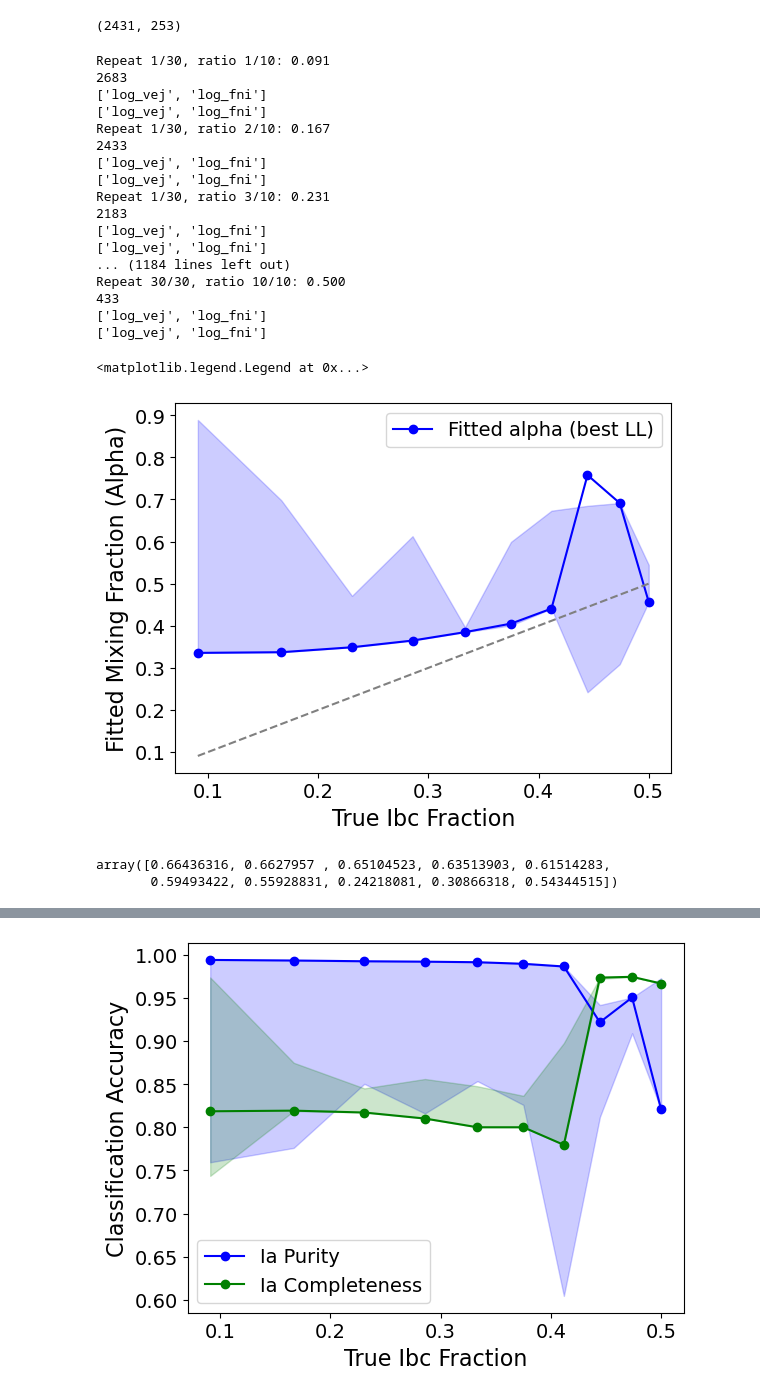
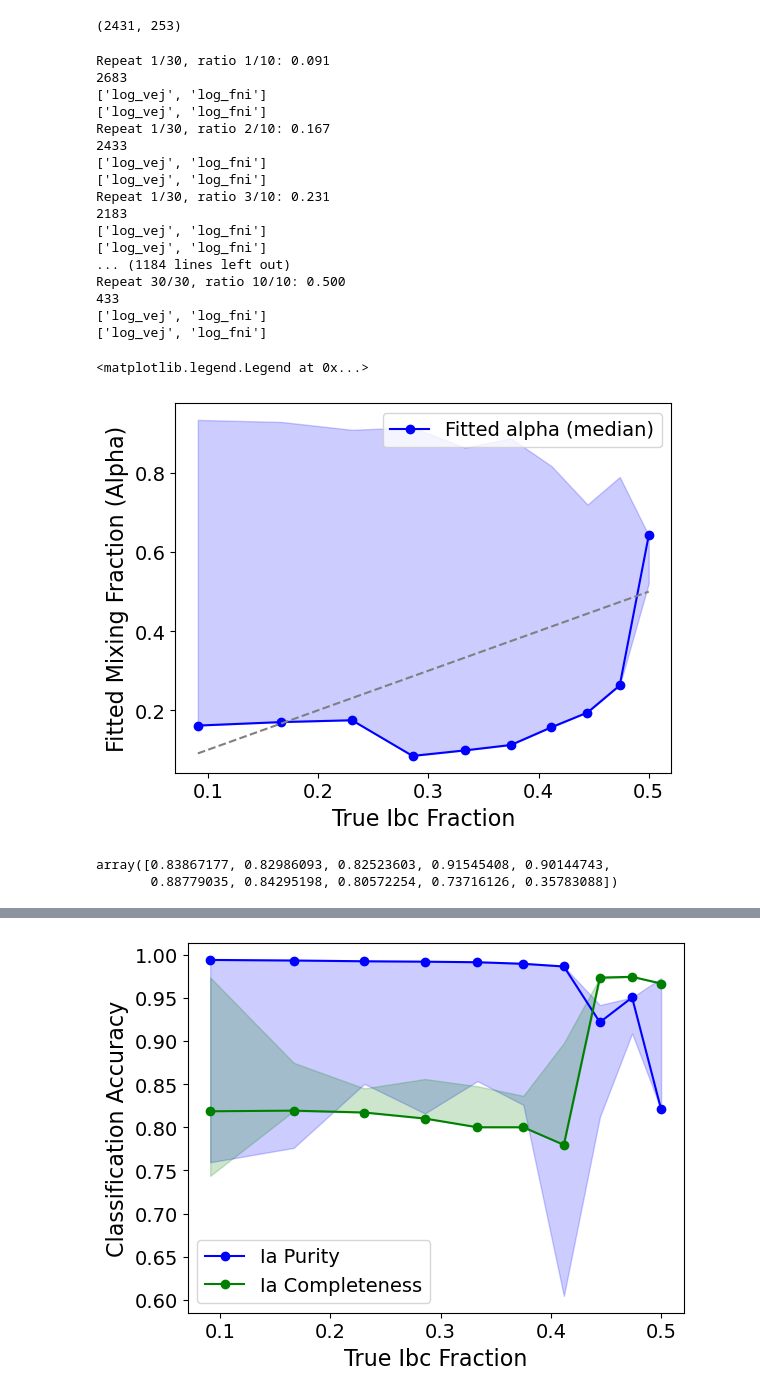
Before and after one commit to asmuzsoy/beams_ext, a Jupyter notebook: separate_parameters.ipynb, the cells around one changed output, grey strips where cells are left out. Drawn from its saved outputs; the diff is of its cells as text; code cells hidden in the pictures.

```diff
--- a/separate_parameters.ipynb
+++ b/separate_parameters.ipynb
@@ -956,7 +956,16 @@ log_c_err_ratio    -0.3329     0.4428     0.0996     0.7683
 # %%
 params_to_use = ['log_vej', 'log_fni']
 # %%
-def fit_gmm(sn_sample = all_sne, initial_alpha = 0.5, verbose = False, random_seed=None):
+def fit_gmm(sn_sample = all_sne, initial_alpha = 0.5, verbose = False, random_seed=None,
+            entropy_lambda=0.0):
+    """
+    Parameters
+    ----------
+    entropy_lambda : float
+        Weight for entropy regularization. When > 0, penalizes uncertain
+        (gamma ~ 0.5) assignments to encourage more decisive classification.
+        Set to 0.0 to disable (default). Typical values: 0.1 - 1.0.
+    """
 
     mus_a = {}
     mus_b = {}
@@ -1021,6 +1030,20 @@ def fit_gmm(sn_sample = all_sne, initial_alpha = 0.5, verbose = False, random_se
             gammas_a[param_name] /= gamma_total
             gammas_b[param_name] /= gamma_total
 
+            # Entropy regularization: sharpen gammas toward 0 or 1
+            if entropy_lambda > 0:
+                ga = gammas_a[param_name]
+                gb = gammas_b[param_name]
+                # Gradient of entropy w.r.t. gamma_a: log(ga) - log(gb)
+                # Subtract gradient * lambda to push gammas away from 0.5
+                entropy_grad = np.log(ga + 1e-10) - np.log(gb + 1e-10)
+                ga_sharpened = ga * np.exp(entropy_lambda * entropy_grad)
+                gb_sharpened = gb * np.exp(-entropy_lambda * entropy_grad)
+                # Renormalize
+                sharp_total = ga_sharpened + gb_sharpened
+                gammas_a[param_name] = ga_sharpened / sharp_total
+                gammas_b[param_name] = gb_sharpened / sharp_total
+
             # M-step with weights
             mus_a[param_name] = np.sum(these_weights * gammas_a[param_name] * param_samples) / np.sum(these_weights * gammas_a[param_name])
             mus_b[param_name] = np.sum(these_weights * gammas_b[param_name] * param_samples) / np.sum(these_weights * gammas_b[param_name])
@@ -1035,7 +1058,11 @@ def fit_gmm(sn_sample = all_sne, initial_alpha = 0.5, verbose = False, random_se
         alpha = np.mean(np.concatenate([gammas_a[param_name] for param_name in params_to_use]))
         alphas[epoch] = alpha
         if verbose:
-            print("Alpha", alpha)
+            # Compute entropy for monitoring
+            all_ga = np.concatenate([gammas_a[p] for p in params_to_use])
+            all_gb = np.concatenate([gammas_b[p] for p in params_to_use])
+            entropy = -np.mean(all_ga * np.log(all_ga + 1e-10) + all_gb * np.log(all_gb + 1e-10))
+            print(f"Epoch {epoch}: Alpha={alpha:.4f}, Entropy={entropy:.4f}")
 
         # Log likelihood on clipped samples
         for param_name in params_to_use:
@@ -1156,10 +1183,10 @@ def mixing_fraction_analysis(true_ia_sne, true_ibc_sne, ratios, fitting_method=f
 
             if n_repeats > 1:
                 final_alpha, ll, final_gammas_a, final_gammas_b, fit_params_i = fitting_method(
-                    sn_sample=split_population, initial_alpha=0.1, random_seed=rep)
+                    sn_sample=split_population, initial_alpha=0.1, random_seed=rep, entropy_lambda=0.2)
             else:
                 final_alpha, ll, final_gammas_a, final_gammas_b, fit_params_i = fitting_method(
-                    sn_sample=split_population, initial_alpha=0.1)
+                    sn_sample=split_population, initial_alpha=0.1, entropy_lambda=0.2)
 
             all_alphas[rep, i] = final_alpha
             all_lls[rep, i] = ll
@@ -1310,44 +1337,44 @@ def plot_gmm_iterations(iteration_results, indices=None, params_to_plot=None):
 
 results_spec = mixing_fraction_analysis(true_ia_sne, true_ibc_sne, ratios, n_repeats=30)
 
-# Alpha plot: best LL line with confidence interval
+# Alpha plot: median line with confidence interval
 plt.figure()
-plt.plot(ratios, 1 - results_spec['alphas_best'], marker='o', color='blue', label='Fitted alpha (best LL)')
+plt.plot(ratios, 1 - results_spec['alphas_best'], marker='o', color='blue', label='Fitted alpha (median)')
 plt.fill_between(ratios,
                  1 - results_spec['alphas_hi'],
                  1 - results_spec['alphas_lo'],
                  alpha=0.2, color='blue')
 plt.plot(ratios, ratios, linestyle='--', color='gray')
 plt.xlabel("True Ibc Fraction", fontsize=16)
 plt.ylabel("Fitted Mixing Fraction (Alpha)", fontsize=16)
 plt.xticks(fontsize=14)
 plt.yticks(fontsize=14)
 plt.legend(fontsize=14)
 # %% [output]
 Repeat 1/30, ratio 1/10: 0.091
 2683
 ['log_vej', 'log_fni']
 ['log_vej', 'log_fni']
 Repeat 1/30, ratio 2/10: 0.167
 2433
 ['log_vej', 'log_fni']
 ['log_vej', 'log_fni']
 Repeat 1/30, ratio 3/10: 0.231
 2183
 ['log_vej', 'log_fni']
 ['log_vej', 'log_fni']
 ... (1184 lines left out)
 Repeat 30/30, ratio 10/10: 0.500
 433
 ['log_vej', 'log_fni']
 ['log_vej', 'log_fni']
 <matplotlib.legend.Legend at 0x...>
-[figure, old version]
+[figure, new version]
 # %%
 results_spec['alphas_best']
 # %% [output]
-array([0.66436316, 0.6627957 , 0.65104523, 0.63513903, 0.61514283,
-       0.59493422, 0.55928831, 0.24218081, 0.30866318, 0.54344515])
+array([0.83867177, 0.82986093, 0.82523603, 0.91545408, 0.90144743,
+       0.88779035, 0.84295198, 0.80572254, 0.73716126, 0.35783088])
 # %%
 fig, axes = plot_gmm_iterations(results_spec)
 
```
Also changed, not shown: parts of 13 cells of this notebook.
